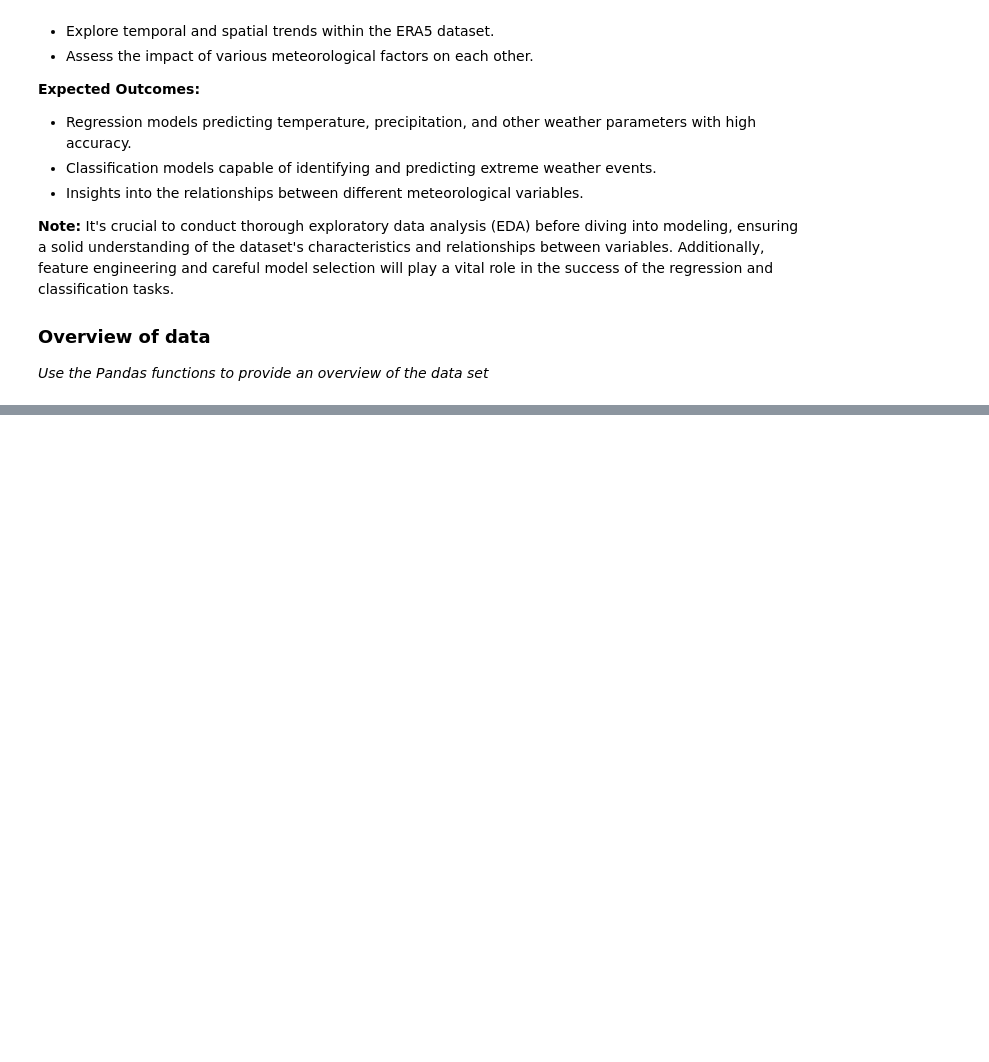
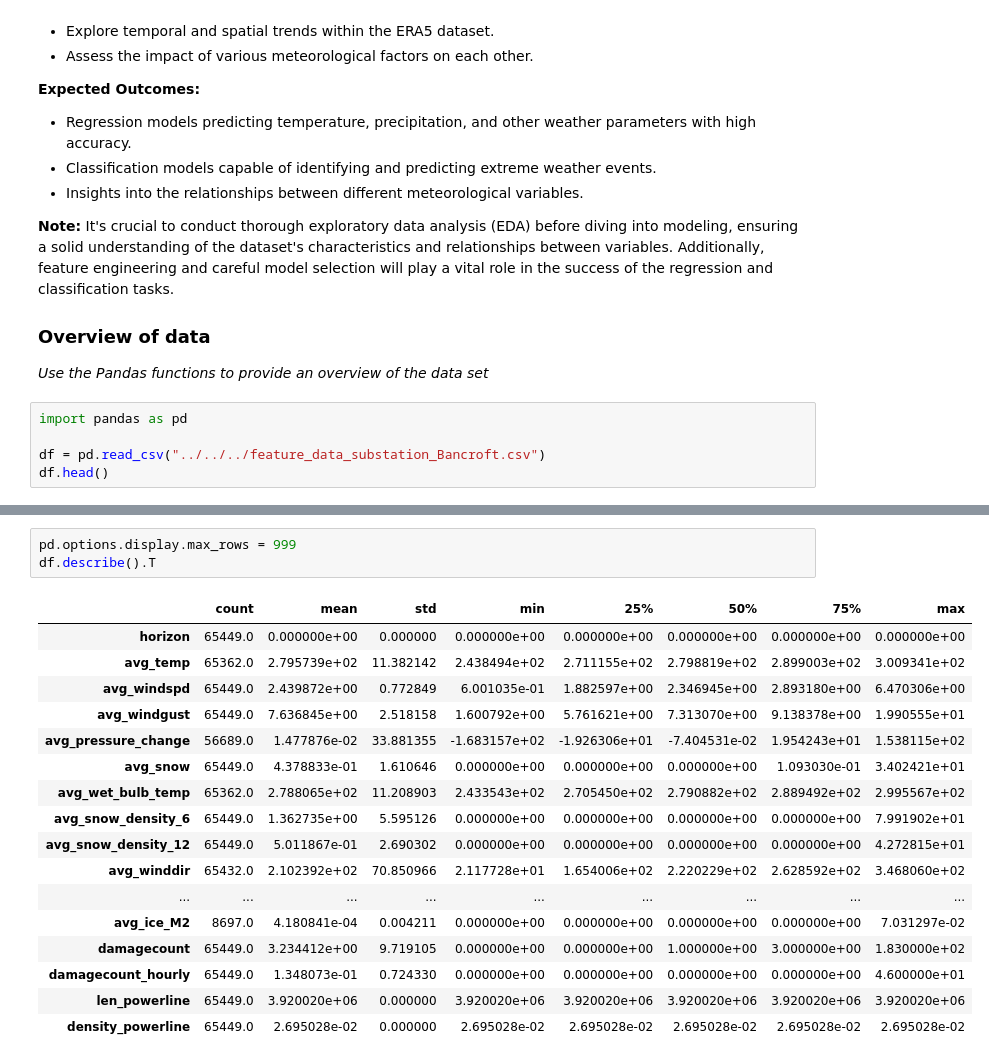
Before and after one commit to Abschlussprojekt-Weatherdata/project, a Jupyter notebook: notebooks/topic-ideas.ipynb, the cells around one changed output, grey strips where cells are left out. Cells and saved outputs as stored; diff of their text form; blank space fills up the shorter version.

Commit message:
Updated data description with pandas

```diff
--- a/notebooks/topic-ideas.ipynb
+++ b/notebooks/topic-ideas.ipynb
@@ -163,3 +163,8 @@ The study could employ regression analysis techniques to model the quantitative
 ### Overview of data
 
 *Use the Pandas functions to provide an overview of the data set*
+# %%
+import pandas as pd
+
+df = pd.read_csv("../../../feature_data_substation_Bancroft.csv")
+df.head()
@@ -165,0 +187,21 @@ The study could employ regression analysis techniques to model the quantitative
+# %%
+pd.options.display.max_rows = 999
+df.describe().T
+# %% [output]
+|  | count | mean | std | min | 25% | 50% | 75% | max |
+| horizon | 65449.0 | 0.000000e+00 | 0.000000 | 0.000000e+00 | 0.000000e+00 | 0.000000e+00 | 0.000000e+00 | 0.000000e+00 |
+| avg_temp | 65362.0 | 2.795739e+02 | 11.382142 | 2.438494e+02 | 2.711155e+02 | 2.798819e+02 | 2.899003e+02 | 3.009341e+02 |
+| avg_windspd | 65449.0 | 2.439872e+00 | 0.772849 | 6.001035e-01 | 1.882597e+00 | 2.346945e+00 | 2.893180e+00 | 6.470306e+00 |
+| avg_windgust | 65449.0 | 7.636845e+00 | 2.518158 | 1.600792e+00 | 5.761621e+00 | 7.313070e+00 | 9.138378e+00 | 1.990555e+01 |
+| avg_pressure_change | 56689.0 | 1.477876e-02 | 33.881355 | -1.683157e+02 | -1.926306e+01 | -7.404531e-02 | 1.954243e+01 | 1.538115e+02 |
+| avg_snow | 65449.0 | 4.378833e-01 | 1.610646 | 0.000000e+00 | 0.000000e+00 | 0.000000e+00 | 1.093030e-01 | 3.402421e+01 |
+| avg_wet_bulb_temp | 65362.0 | 2.788065e+02 | 11.208903 | 2.433543e+02 | 2.705450e+02 | 2.790882e+02 | 2.889492e+02 | 2.995567e+02 |
+| avg_snow_density_6 | 65449.0 | 1.362735e+00 | 5.595126 | 0.000000e+00 | 0.000000e+00 | 0.000000e+00 | 0.000000e+00 | 7.991902e+01 |
+| avg_snow_density_12 | 65449.0 | 5.011867e-01 | 2.690302 | 0.000000e+00 | 0.000000e+00 | 0.000000e+00 | 0.000000e+00 | 4.272815e+01 |
+| avg_winddir | 65432.0 | 2.102392e+02 | 70.850966 | 2.117728e+01 | 1.654006e+02 | 2.220229e+02 | 2.628592e+02 | 3.468060e+02 |
+| ... | ... | ... | ... | ... | ... | ... | ... | ... |
+| avg_ice_M2 | 8697.0 | 4.180841e-04 | 0.004211 | 0.000000e+00 | 0.000000e+00 | 0.000000e+00 | 0.000000e+00 | 7.031297e-02 |
+| damagecount | 65449.0 | 3.234412e+00 | 9.719105 | 0.000000e+00 | 0.000000e+00 | 1.000000e+00 | 3.000000e+00 | 1.830000e+02 |
+| damagecount_hourly | 65449.0 | 1.348073e-01 | 0.724330 | 0.000000e+00 | 0.000000e+00 | 0.000000e+00 | 0.000000e+00 | 4.600000e+01 |
+| len_powerline | 65449.0 | 3.920020e+06 | 0.000000 | 3.920020e+06 | 3.920020e+06 | 3.920020e+06 | 3.920020e+06 | 3.920020e+06 |
+| density_powerline | 65449.0 | 2.695028e-02 | 0.000000 | 2.695028e-02 | 2.695028e-02 | 2.695028e-02 | 2.695028e-02 | 2.695028e-02 |
```
Also changed, not shown: parts of 3 cells of this notebook.
